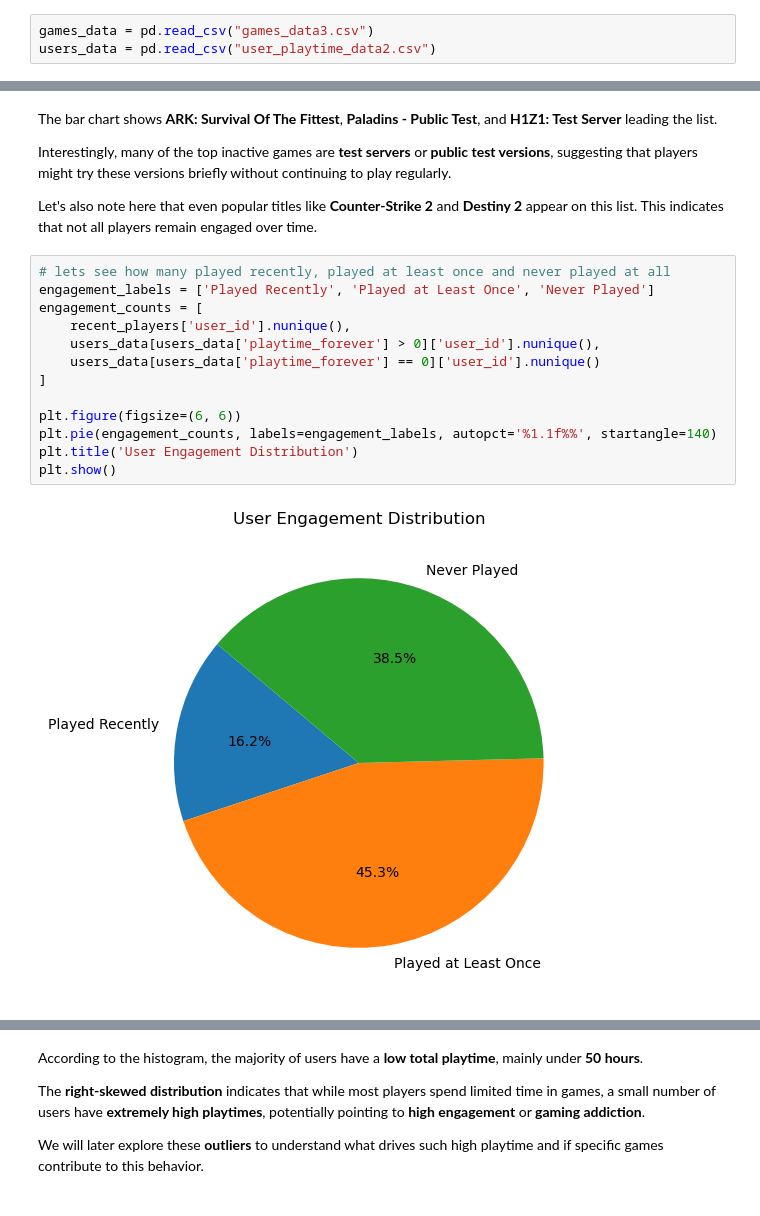
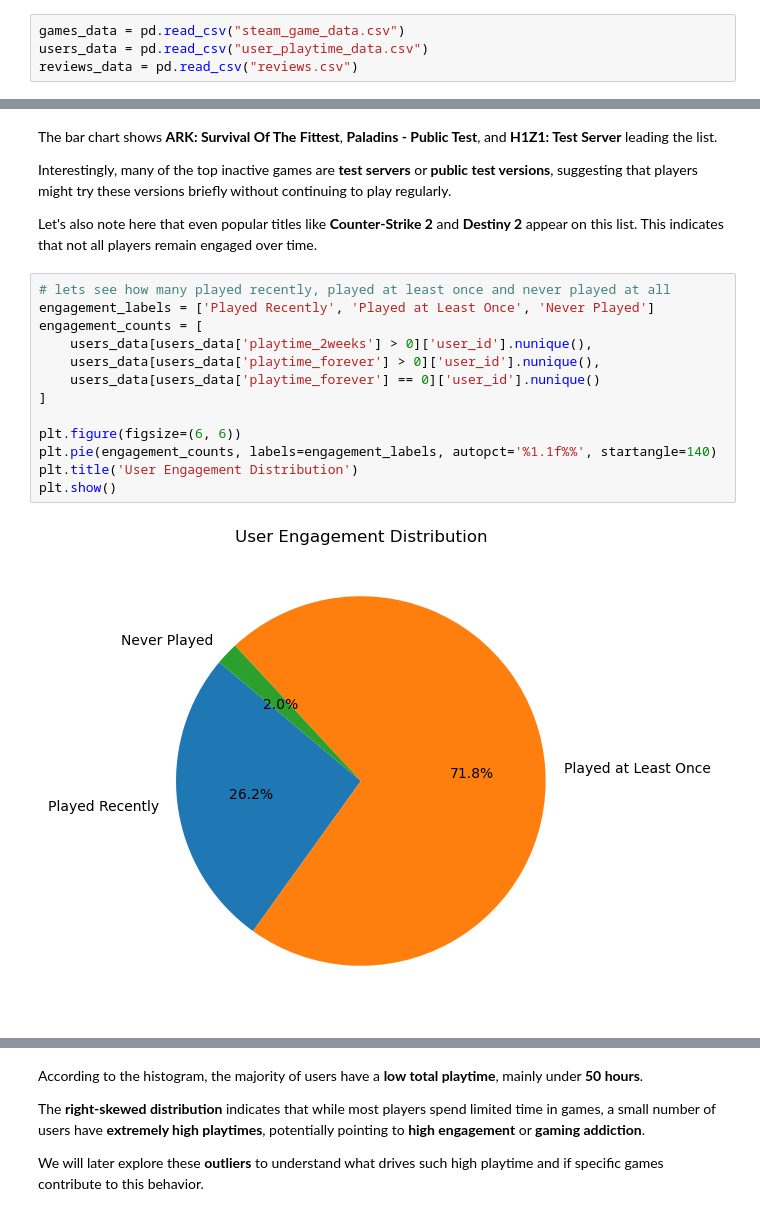
Before and after one commit to adhikaribiju/Analyzing-Gaming-Addiction-Trends-and-Player-Engagement, a Jupyter notebook: docs/Data Science Capstone.ipynb, the cells around one changed output, grey strips where cells are left out. Drawn from its saved outputs; the diff is of its cells as text.

```diff
--- a/docs/Data Science Capstone.ipynb
+++ b/docs/Data Science Capstone.ipynb
@@ -37,8 +37,9 @@ Let's load these datasets:
 # %% [markdown]
 ##  `games_data`
 # %%
-games_data = pd.read_csv("games_data3.csv")
-users_data = pd.read_csv("user_playtime_data2.csv")
+games_data = pd.read_csv("steam_game_data.csv")
+users_data = pd.read_csv("user_playtime_data.csv")
+reviews_data = pd.read_csv("reviews.csv")
 # %%
 # Let's look at the first 5 elements of the games_data
 games_data.head()
@@ -381,18 +372,18 @@ Let's also note here that even popular titles like **Counter-Strike 2** and **De
 # %%
 # lets see how many played recently, played at least once and never played at all
 engagement_labels = ['Played Recently', 'Played at Least Once', 'Never Played']
 engagement_counts = [
-    recent_players['user_id'].nunique(),
+    users_data[users_data['playtime_2weeks'] > 0]['user_id'].nunique(),
     users_data[users_data['playtime_forever'] > 0]['user_id'].nunique(),
     users_data[users_data['playtime_forever'] == 0]['user_id'].nunique()
 ]
 
 plt.figure(figsize=(6, 6))
 plt.pie(engagement_counts, labels=engagement_labels, autopct='%1.1f%%', startangle=140)
 plt.title('User Engagement Distribution')
 plt.show()
 # %% [output]
-[figure, old version]
+[figure, new version]
 # %%
 # let's observe the distribution of lifetime Playtime Across Active Users
 
```
Also changed, not shown: parts of 79 cells of this notebook, 1 other file.
